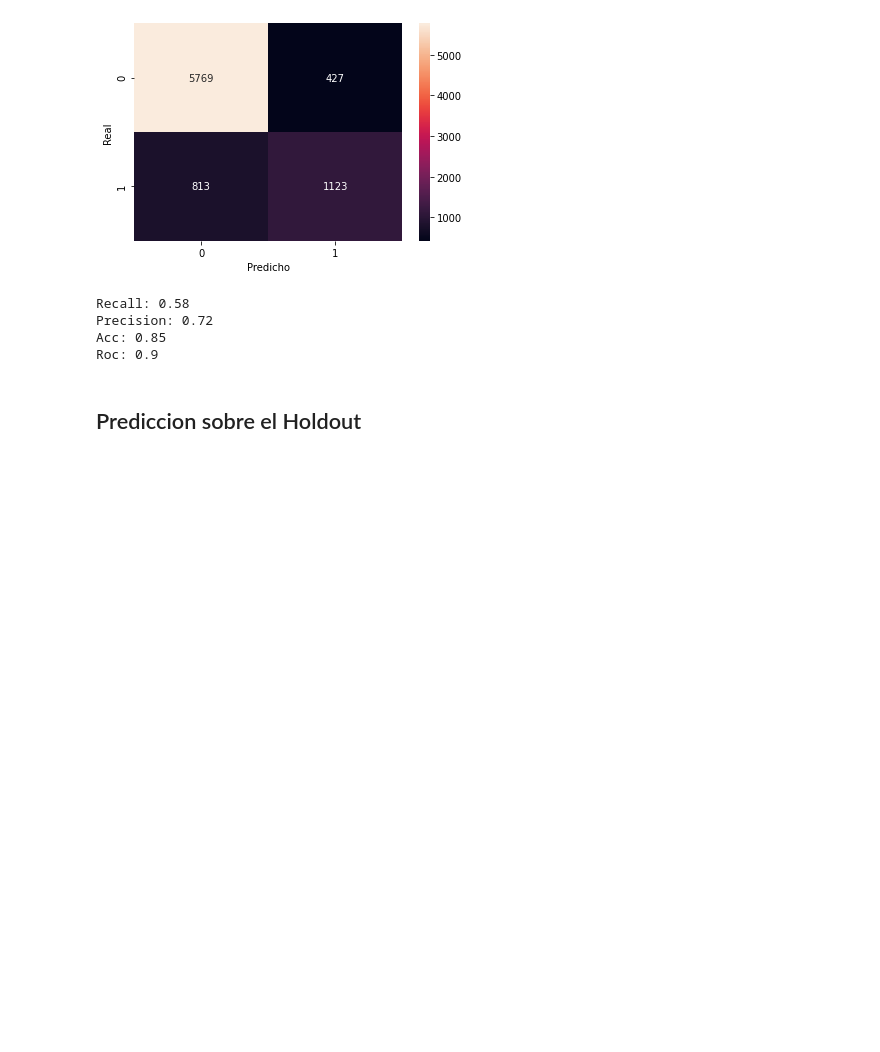
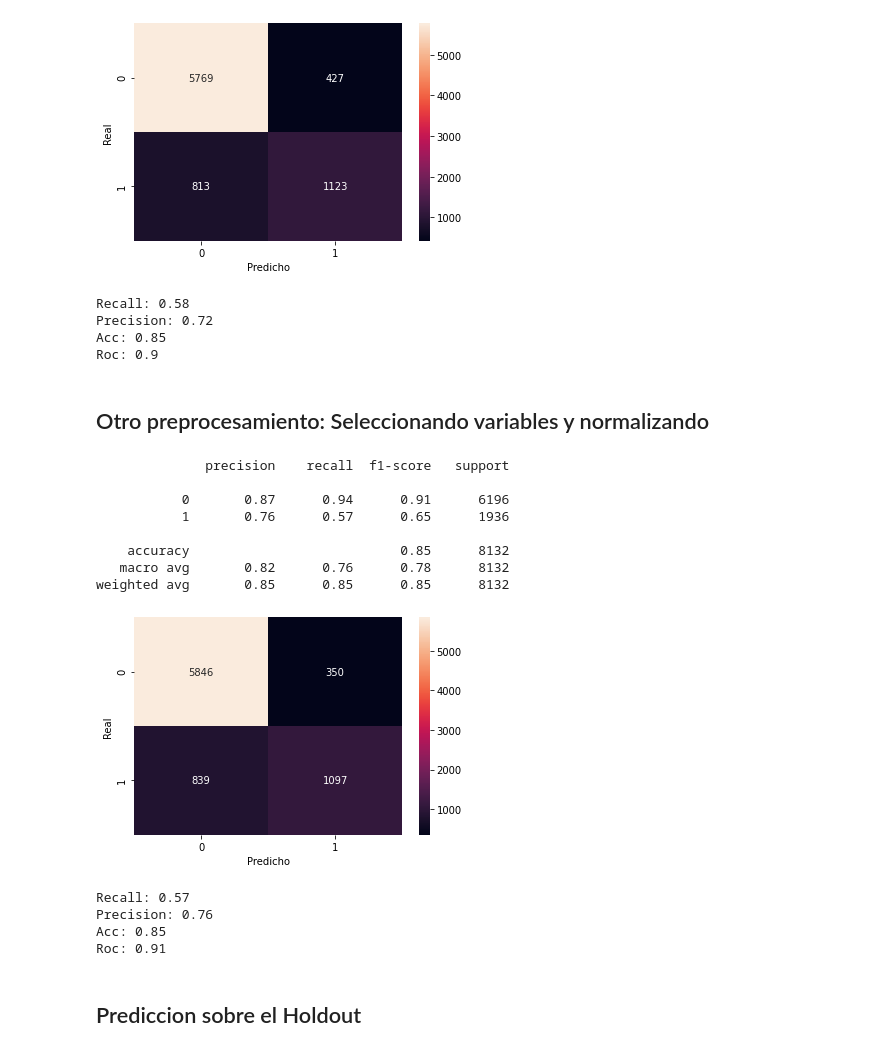
Before and after one commit to SantiValdezUlzurrun/TP-2021-1C-Organizacion-de-datos, a Jupyter notebook: parte_2/4 - Bagging.ipynb, the cells around one changed output. Drawn from its saved outputs; the diff is of its cells as text; code cells hidden in the pictures; blank space fills up the shorter version.

```diff
--- a/parte_2/4 - Bagging.ipynb
+++ b/parte_2/4 - Bagging.ipynb
@@ -67,6 +68,37 @@ Recall: 0.58
 Precision: 0.72
 Acc: 0.85
 Roc: 0.9
+# %% [markdown]
+## Otro preprocesamiento: Seleccionando variables y normalizando
+# %%
+df = obtenerDFTraining()
+X, y = preprocesar_data_frame(df)
+X_prepos = prepros_dummies(X[['ganancia_perdida_declarada_bolsa_argentina','trabajo','horas_trabajo_registradas',
+                                      'estado_marital','edad','genero','anios_estudiados','horas_trabajo_registradas']])
+X_prepos = preprocesar_normalize_scaler(X_prepos)
+
+x_train, x_test, y_train, y_test = train_test_split(X_prepos, y, test_size=0.25, random_state=RANDOM_STATE)
+# %%
+clf = BaggingClassifier(base_estimator=tree.DecisionTreeClassifier(criterion='entropy', max_depth = 12),
+                        n_estimators=100, verbose=0, n_jobs=-1,random_state=RANDOM_STATE)
+
+clf.fit(x_train,y_train)
+print(classification_report(y_test,clf.predict(x_test)))
+metricas(y_test,clf.predict(x_test),x_test,clf)
+# %% [output]
+              precision    recall  f1-score   support
+
+           0       0.87      0.94      0.91      6196
+           1       0.76      0.57      0.65      1936
+
+    accuracy                           0.85      8132
+   macro avg       0.82      0.76      0.78      8132
+weighted avg       0.85      0.85      0.85      8132
+[figure, added]
+Recall: 0.57
+Precision: 0.76
+Acc: 0.85
+Roc: 0.91
 # %% [markdown]
 ## Prediccion sobre el Holdout
 # %%
```
Also changed, not shown: parts of 1 cell of this notebook, 5 other files.
